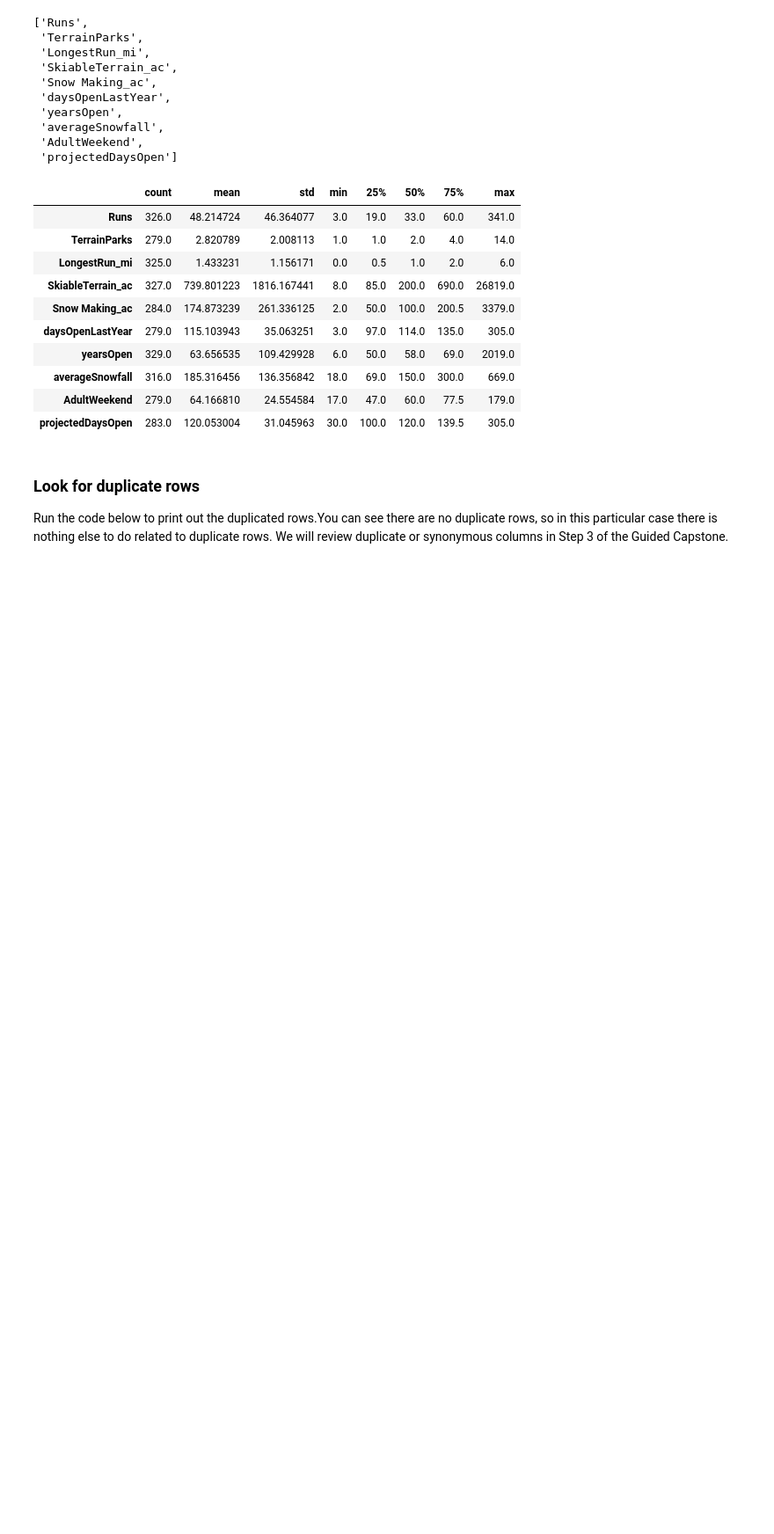
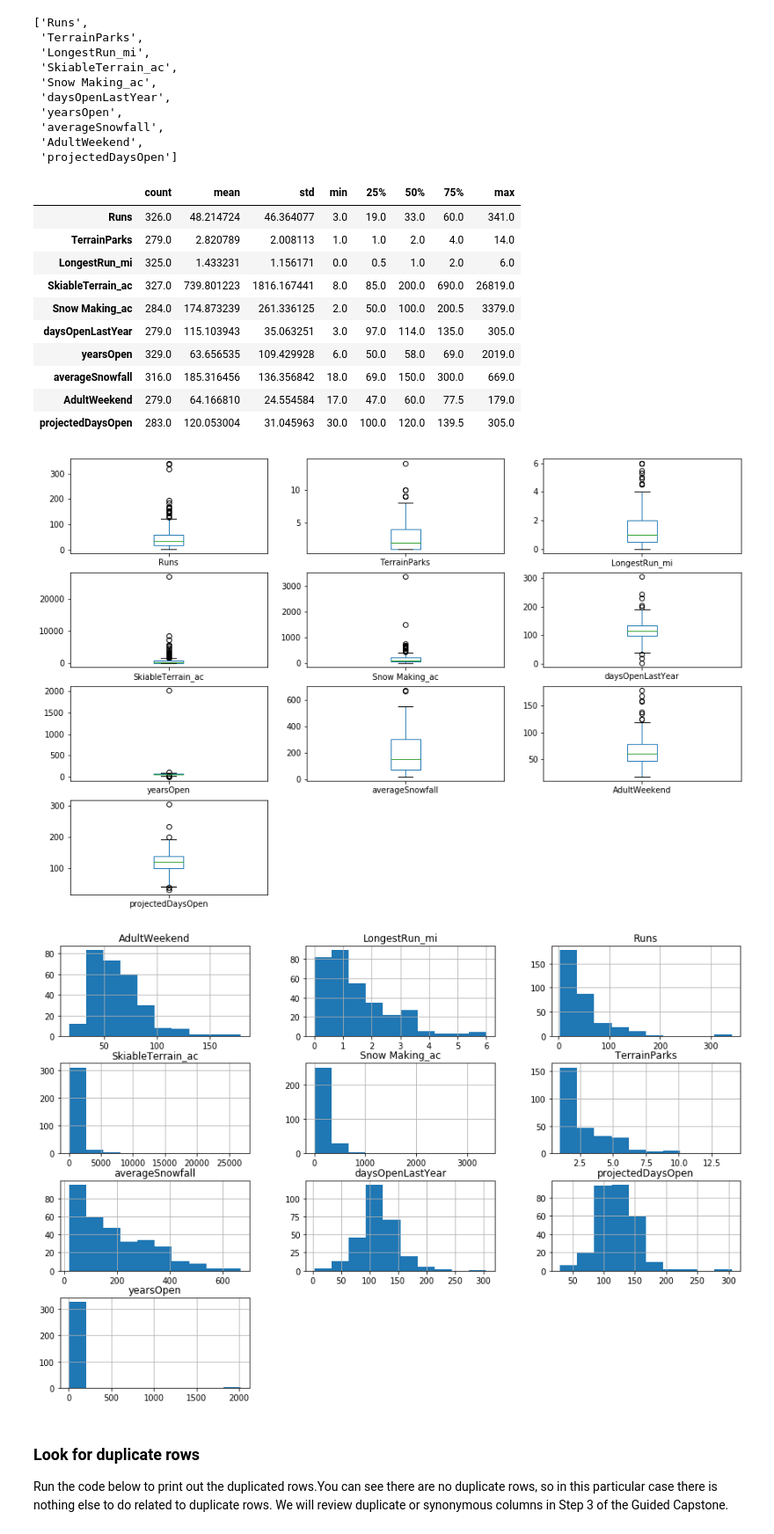
Before and after one commit to jvhuang1786/scrapcode, a Jupyter notebook: GuidedCapstoneStep2.ipynb, the cells around one changed output. Shown at 88% size. Cells and saved outputs as stored; diff of their text form; code cells hidden in the pictures; blank space fills up the shorter version.

```diff
--- a/GuidedCapstoneStep2.ipynb
+++ b/GuidedCapstoneStep2.ipynb
@@ -625,4 +630,6 @@ newMissingColumns
 # %%
 #https://matplotlib.org/3.2.1/api/_as_gen/matplotlib.pyplot.hist.html
 #https://matplotlib.org/3.2.1/api/_as_gen/matplotlib.pyplot.boxplot.html
+# %%
+missColumns = df[newMissingColumns]
 # %%
@@ -639,3 +646,12 @@ df[newMissingColumns].describe().T
 | averageSnowfall | 316.0 | 185.316456 | 136.356842 | 18.0 | 69.0 | 150.0 | 300.0 | 669.0 |
 | AdultWeekend | 279.0 | 64.166810 | 24.554584 | 17.0 | 47.0 | 60.0 | 77.5 | 179.0 |
 | projectedDaysOpen | 283.0 | 120.053004 | 31.045963 | 30.0 | 100.0 | 120.0 | 139.5 | 305.0 |
+# %%
+missColumns.plot(kind='box', subplots=True, layout=(4,3), sharex=False,
+          sharey=False)
+plt.show()
+missColumns.hist()
+plt.show()
+# %% [output]
+[figure, added]
+[figure, added]
```
Also changed, not shown: parts of 9 cells of this notebook, 1 other file.
